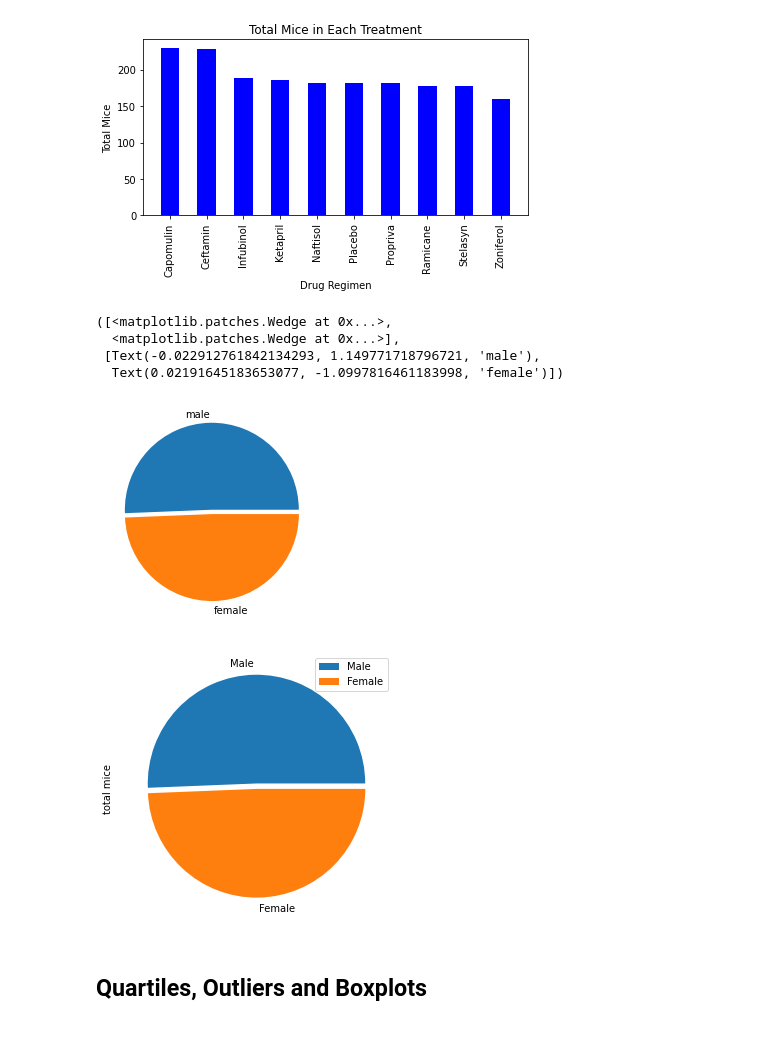
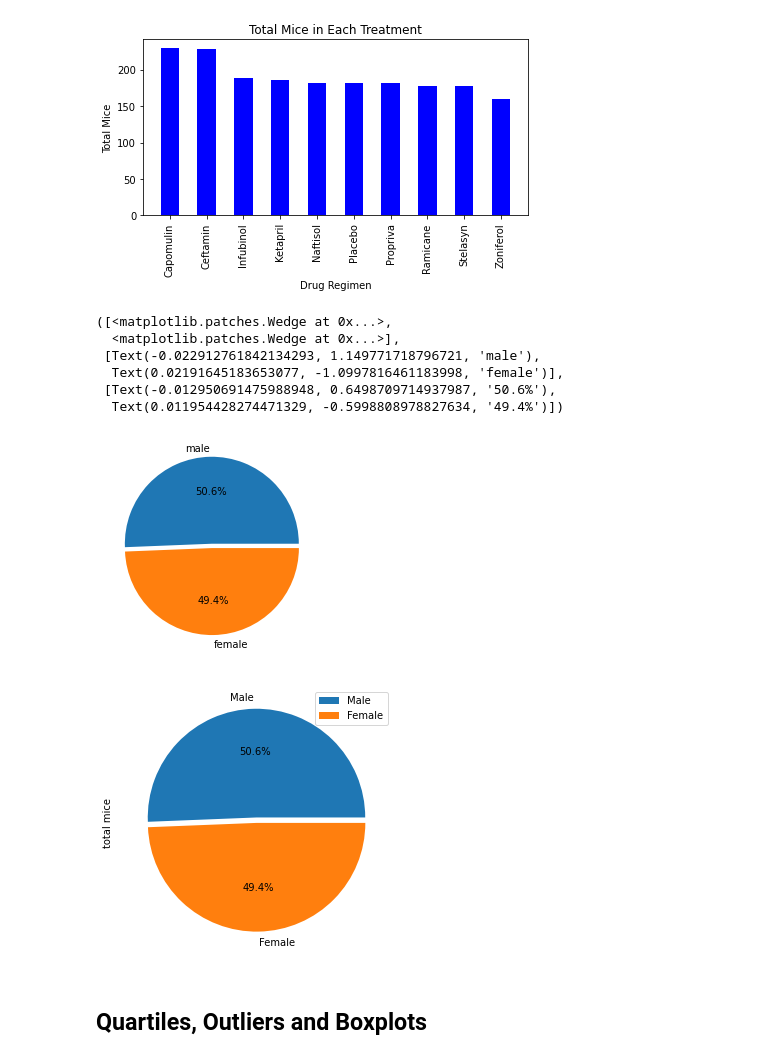
Before and after one commit to Rob397/Matplotlib--Pharma, a Jupyter notebook: pymaceuticals_starter.ipynb, the cells around one changed output. Cells and saved outputs as stored; diff of their text form; code cells hidden in the pictures.

```diff
--- a/pymaceuticals_starter.ipynb
+++ b/pymaceuticals_starter.ipynb
@@ -159,35 +144,37 @@ Text(24.0, 0.5, 'Total Mice')
 # %%
 # Generate a pie plot showing the distribution of female versus male mice using pyplot
 
 gender_groups = cleaned_df.groupby('Sex').count()
 gender_groups
 
 # fig = plt.figure(figsize =(10, 7))
 # plt.pie(gender_groups,explode=explode, labels = ['male','female'])
 
 female = cleaned_df[(cleaned_df["Sex"]=="Female")]
 male = cleaned_df[(cleaned_df["Sex"]=="Male")]
 
 len(male)
 len(female)
 
 count_sex= [len(male), len(female)]
 myexplode = [0.05, 0]
 
-plt.pie(count_sex, labels = ['male','female'], explode = myexplode)
+plt.pie(count_sex, labels = ['male','female'], explode = myexplode, autopct='%1.1f%%')
 # %% [output]
 ([<matplotlib.patches.Wedge at 0x...>,
   <matplotlib.patches.Wedge at 0x...>],
  [Text(-0.022912761842134293, 1.149771718796721, 'male'),
-  Text(0.02191645183653077, -1.0997816461183998, 'female')])
+  Text(0.02191645183653077, -1.0997816461183998, 'female')],
+ [Text(-0.012950691475988948, 0.6498709714937987, '50.6%'),
+  Text(0.011954428274471329, -0.5998808978827634, '49.4%')])
-[figure, old version]
+[figure, new version]
 # %%
 # Generate a pie plot showing the distribution of female versus male mice using pandas
 
 df = pd.DataFrame({'total mice': [len(male),len(female)]}, index=['Male', 'Female'])
-plot = df.plot.pie(y='total mice', figsize=(5, 5), explode = myexplode)
+plot = df.plot.pie(y='total mice', figsize=(5, 5), explode = myexplode, autopct='%1.1f%%')
 # %% [output]
-[figure, old version]
+[figure, new version]
 # %% [markdown]
 ## Quartiles, Outliers and Boxplots
 # %%
```
Also changed, not shown: parts of 13 cells of this notebook.
